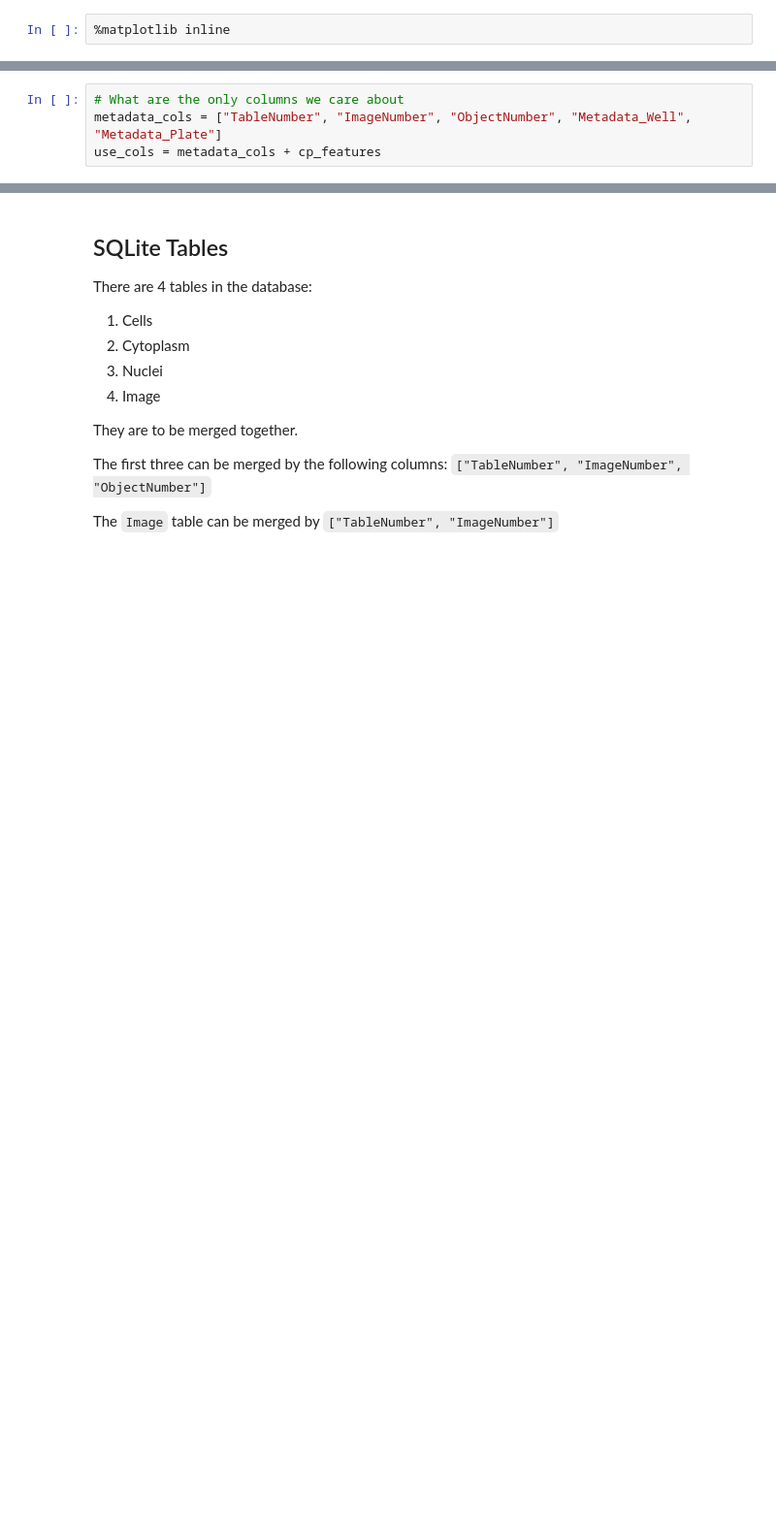
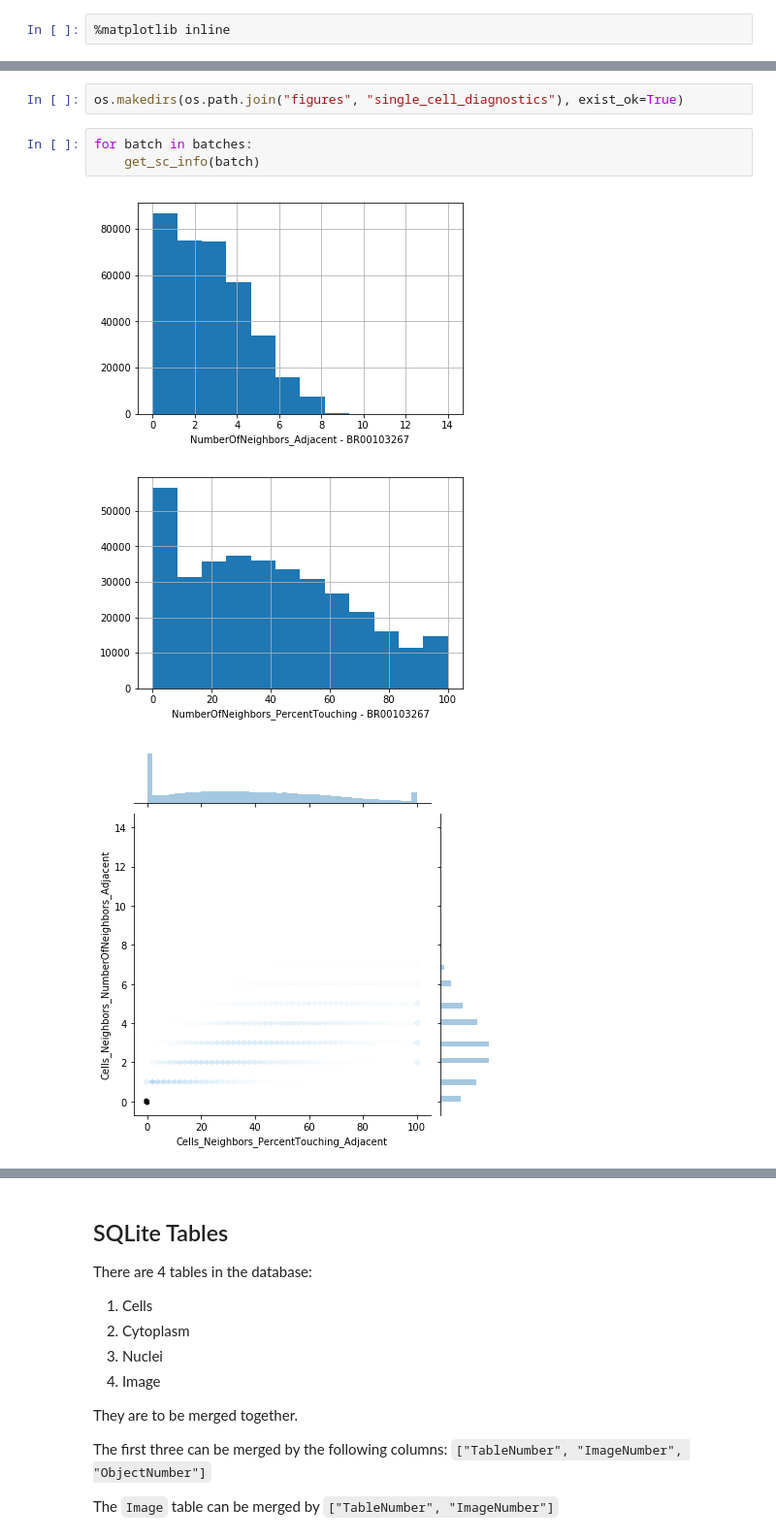
Before and after one commit to broadinstitute/cmQTL, a Jupyter notebook: 0.pilot-determine-conditions/single-cell-neighbors-viz.ipynb, the cells around one changed output, grey strips where cells are left out. Shown at 97% size. Saved outputs shown, nothing was run; the diff lists cells and outputs as text; blank space fills up the shorter version.

Commit message:
save diagnostic single cell figures

```diff
--- a/0.pilot-determine-conditions/single-cell-neighbors-viz.ipynb
+++ b/0.pilot-determine-conditions/single-cell-neighbors-viz.ipynb
@@ -55,4 +76,9 @@ example_profile_df.head()
-# %%
-# What are the only columns we care about
-metadata_cols = ["TableNumber", "ImageNumber", "ObjectNumber", "Metadata_Well", "Metadata_Plate"]
-use_cols = metadata_cols + cp_features
+# %%
+os.makedirs(os.path.join("figures", "single_cell_diagnostics"), exist_ok=True)
+# %%
+for batch in batches:
+    get_sc_info(batch)
+# %% [output]
+[figure, added]
+[figure, added]
+[figure, added]
```
Also changed, not shown: parts of 17 cells of this notebook, 6 other files.
